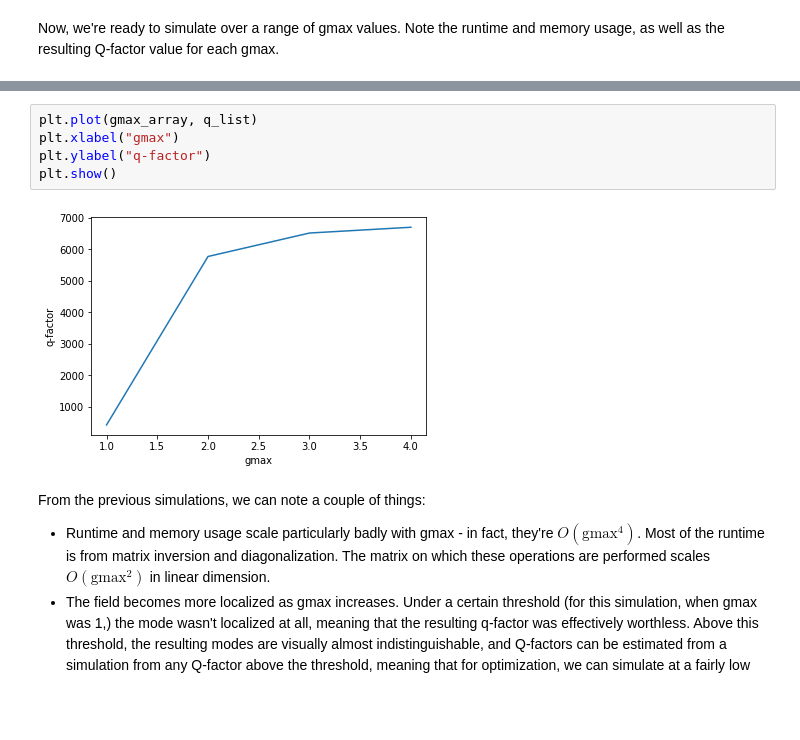
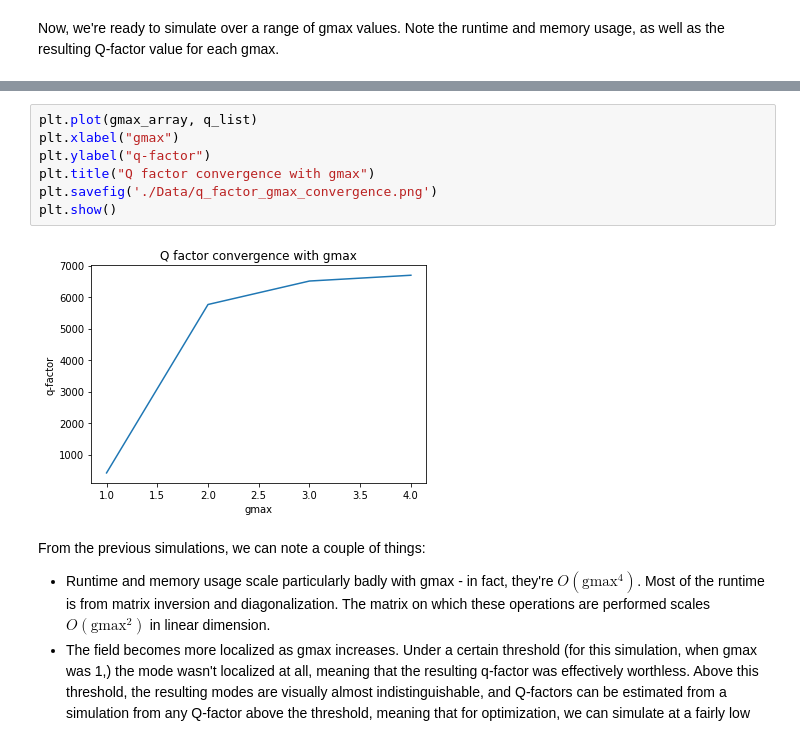
Before and after one commit to ENPH-2113-Silicon-Photonics/legume, a Jupyter notebook: chickpea_docs/03_Convergence_and_gmax.ipynb, the cells around one changed output, grey strips where cells are left out. Drawn from its saved outputs; the diff is of its cells as text; blank space fills up the shorter version.

```diff
--- a/chickpea_docs/03_Convergence_and_gmax.ipynb
+++ b/chickpea_docs/03_Convergence_and_gmax.ipynb
@@ -129,10 +127,12 @@ peak memory: 27946.52 MiB, increment: 27743.47 MiB
 # %%
 plt.plot(gmax_array, q_list)
 plt.xlabel("gmax")
 plt.ylabel("q-factor")
+plt.title("Q factor convergence with gmax")
+plt.savefig('./Data/q_factor_gmax_convergence.png')
 plt.show()
 # %% [output]
-[figure, old version]
+[figure, new version]
 # %% [markdown]
 From the previous simulations, we can note a couple of things:
 - Runtime and memory usage scale particularly badly with gmax - in fact, they're $O(\text{gmax}^4)$. Most of the runtime is from matrix inversion and diagonalization. The matrix on which these operations are performed scales $O(\text{gmax}^2)$ in linear dimension.
```
Also changed, not shown: parts of 5 cells of this notebook, 4 other files.
